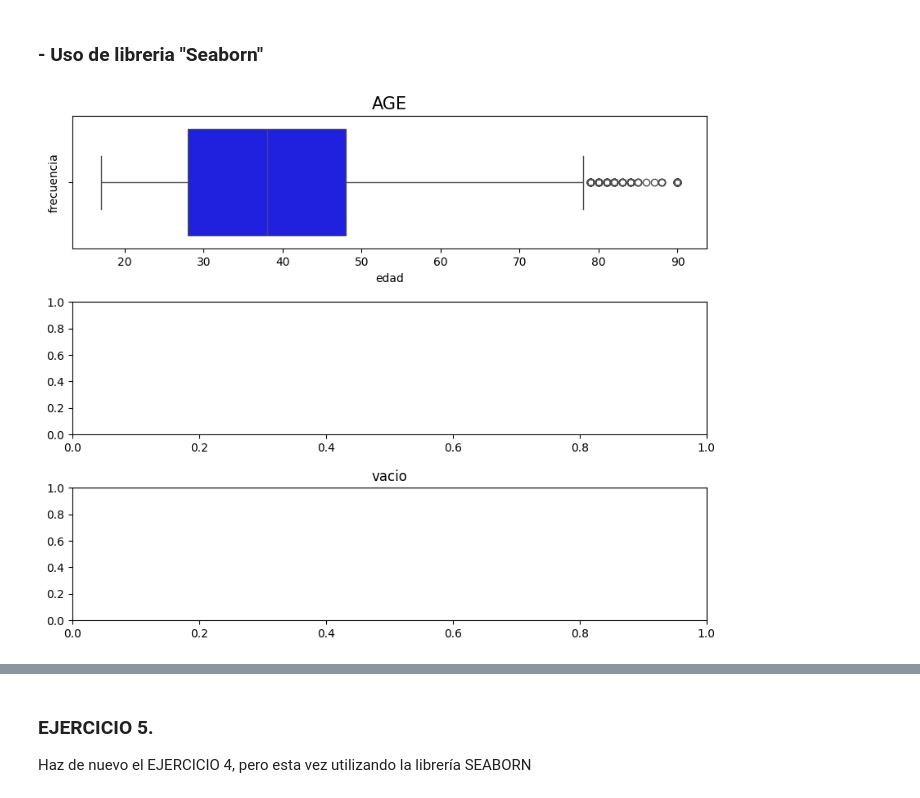
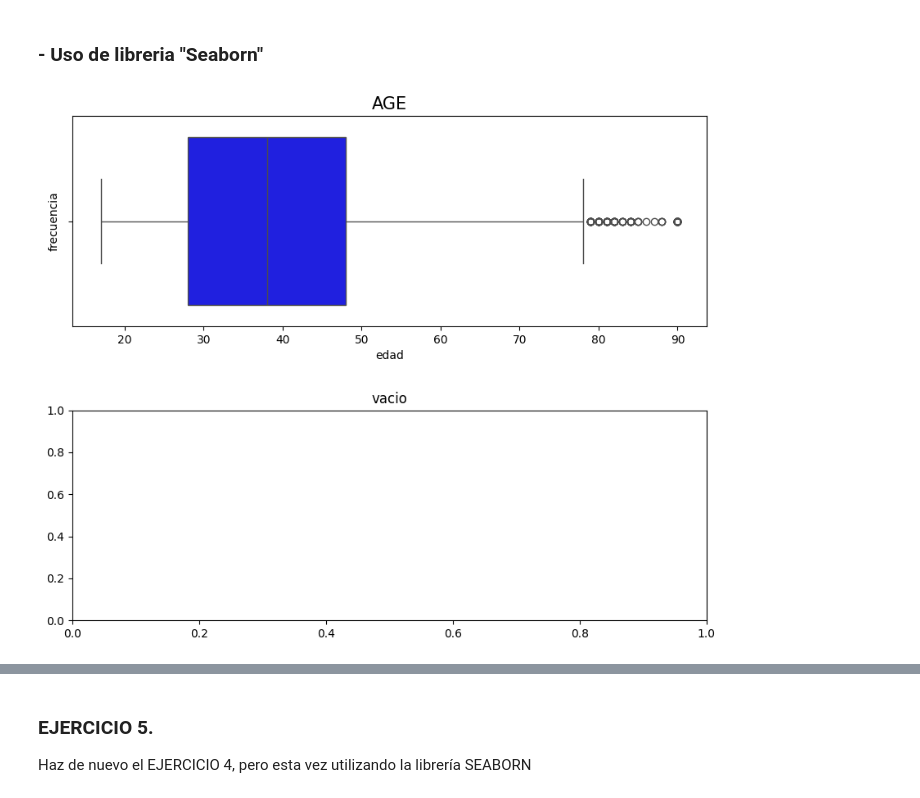
Before and after one commit to SonikoKatsura/CURSO_PARO_IA, a Jupyter notebook: Rober_IA/Modulo2/PRACTICA_GRAFICAS.ipynb, the cells around one changed output, grey strips where cells are left out. Saved outputs shown, nothing was run; the diff lists cells and outputs as text; code cells hidden in the pictures.

```diff
--- a/Rober_IA/Modulo2/PRACTICA_GRAFICAS.ipynb
+++ b/Rober_IA/Modulo2/PRACTICA_GRAFICAS.ipynb
@@ -444,14 +448,14 @@ Text(0.5, 0, 'Salario')
 # %% [markdown]
 ### - Uso de  libreria "Seaborn"
 # %%
-fig, mi_ax = plt.subplots(3,1,figsize=(10,8), gridspec_kw={'hspace': 0.4, 'wspace': 0.4})
+fig, mi_ax = plt.subplots(2,1,figsize=(10,8), gridspec_kw={'hspace': 0.4, 'wspace': 0.4})
 
 sns.boxplot(x='age', data=df_adult, ax=mi_ax[0], color='blue')
 
 mi_ax[0].set_title('AGE', fontsize=15)
 mi_ax[0].set_xlabel('edad')
 mi_ax[0].set_ylabel('frecuencia')
 
-mi_ax[2].set_title('vacio');
+mi_ax[1].set_title('vacio');
 # %% [output]
-[figure, old version]
+[figure, new version]
```
Also changed, not shown: parts of 27 cells of this notebook.
